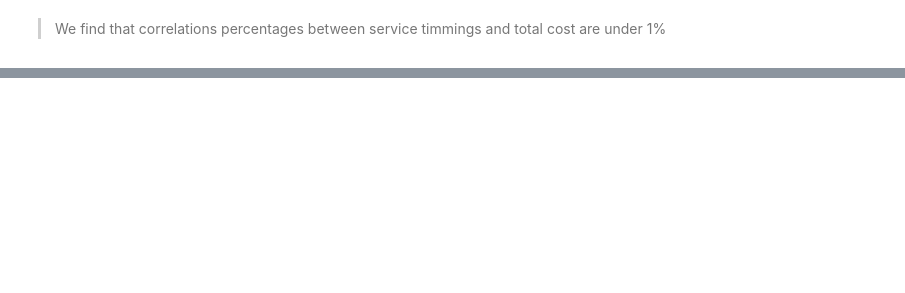
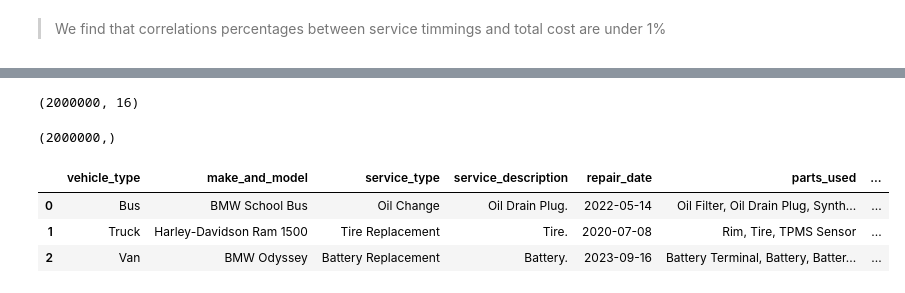
Before and after one commit to 4GeeksAcademy/sp-ml-17-final-project-g5, a Jupyter notebook: notebooks/eda.ipynb, the cells around one changed output, grey strips where cells are left out. Cells and saved outputs as stored; diff of their text form; code cells hidden in the pictures; blank space fills up the shorter version.

```diff
--- a/notebooks/eda.ipynb
+++ b/notebooks/eda.ipynb
@@ -423,0 +486,32 @@ for service, group in df.groupby("service_type"):
+# %%
+TARGET = "total_cost" # Define target column
+DROP_COLS = [ "make_and_model",
+             "mileage_at_service",
+             "parts_used",
+             "mileage_bin"]
+
+# Keep only columns that exist
+DROP_COLS = [c for c in DROP_COLS if c in df.columns]
+
+# --- 3. Create modeling dataframe ---
+df_model = df.drop(columns=DROP_COLS)
+
+df_model = df # Creates a modeling dataframe
+
+X = df_model.drop(columns=[TARGET]) # Separates features and target
+y = df_model[TARGET]
+
+X.shape
+# %% [output]
+(2000000, 16)
+# %%
+y.shape
+# %% [output]
+(2000000,)
+# %%
+X.head(3)
+# %% [output]
+|  | vehicle_type | make_and_model | service_type | service_description | repair_date | parts_used | ... |
+| 0 | Bus | BMW School Bus | Oil Change | Oil Drain Plug. | 2022-05-14 | Oil Filter, Oil Drain Plug, Synth... | ... |
+| 1 | Truck | Harley-Davidson Ram 1500 | Tire Replacement | Tire. | 2020-07-08 | Rim, Tire, TPMS Sensor | ... |
+| 2 | Van | BMW Odyssey | Battery Replacement | Battery. | 2023-09-16 | Battery Terminal, Battery, Batter... | ... |
```
Also changed, not shown: parts of 16 cells of this notebook.
